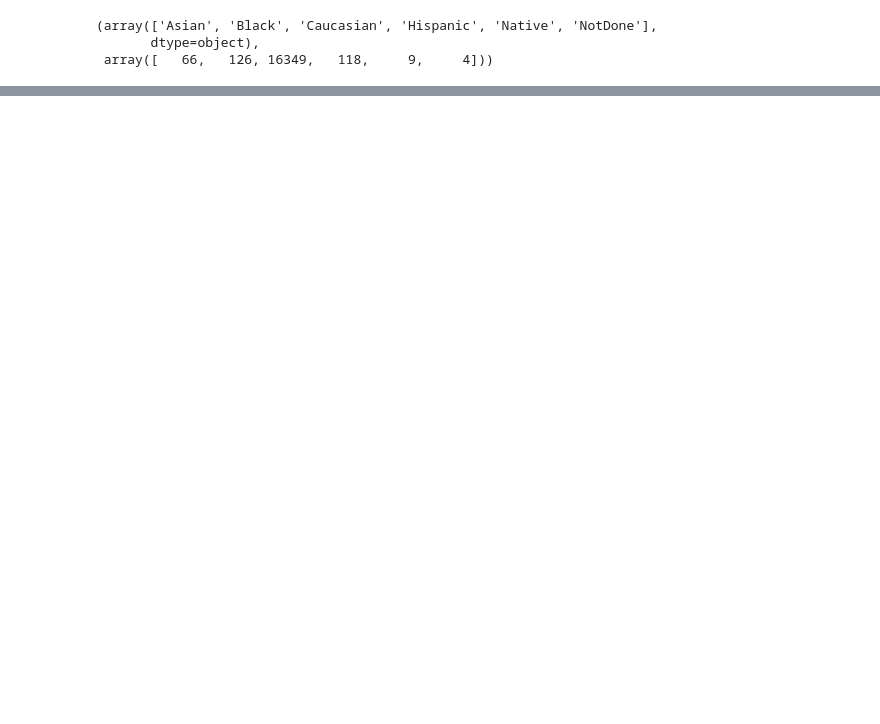
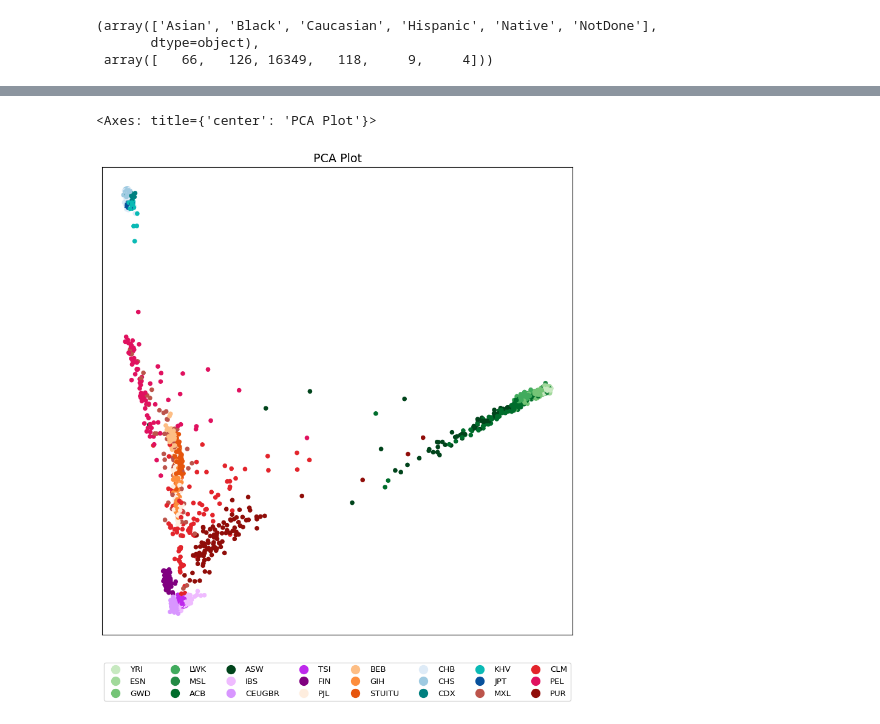
Before and after one commit to latent-reasoning-works/manylatents, a Jupyter notebook: notebooks/MHI/phate_MHI.ipynb, the cells around one changed output, grey strips where cells are left out. Drawn from its saved outputs; the diff is of its cells as text; code cells hidden in the pictures; blank space fills up the shorter version.

Commit message:
updated author list on tutorial notebook. updated phate MHI notebook

```diff
--- a/notebooks/MHI/phate_MHI.ipynb
+++ b/notebooks/MHI/phate_MHI.ipynb
@@ -46,3 +45,41 @@ np.unique(metadata_mhi['selfreported_pop'], return_counts=True)
 (array(['Asian', 'Black', 'Caucasian', 'Hispanic', 'Native', 'NotDone'],
        dtype=object),
  array([   66,   126, 16349,   118,     9,     4]))
+# %%
+## Load 1000G and fit PCA to it.
+# On Compute Canada, Cannot load from drive! Instead load a local copy
+def load_from_drive(url):
+    # Download the data
+    response = requests.get(url)
+    data = response.content
+
+    # Load into a DataFrame
+    df = pd.read_csv(BytesIO(data))
+    df.set_index('Unnamed: 0', inplace=True)
+    return df
+
+# Download data and metadata from direct download links
+#inputs = load_from_drive('https://drive.google.com/uc?export=download&id=1HjK4lGImHr1WKDaz3me8Jj7FJ72S0WzL')
+#labels = load_from_drive('https://drive.google.com/uc?export=download&id=1egE-5_MaCbTjQeJn6fbogcBjlXAsxSrg')
+#admix_ratios = load_from_drive('https://drive.google.com/uc?export=download&id=1mYHRCkToVDa2S0cQXKlHzKHDBqb75ozC')
+
+def load_from_local(fpath):
+    # Load into a DataFrame
+    df = pd.read_csv(fpath)
+    df.set_index('Unnamed: 0', inplace=True)
+    return df
+
+inputs_1K = load_from_local('../data/1000G/1000G_PCA')
+labels_1K = load_from_local('../data/1000G/1000G_labels')
+admix_ratios_1K = load_from_local('../data/1000G/1000G_admix_ratios')
+
+exp_path_1K = '/lustre06/project/6065672/sciclun4/ActiveProjects/phate_genetics/data/1000G'
+fname_1K = '1000G.2504_WGS30x.GSA17k_MHI.intersectGSA.miss10perc.maf0.05.pruned.autosomes.noHLA.phased_imputed.hdf5'
+inputs_raw_1K, _, samples_1K, snp_name_1Ks, _ = data_loader.load_data_1000G(os.path.join(exp_path_1K, fname_1K))
+# %%
+from sklearn.decomposition import PCA
+
+# Fit PCA model
+pca_1K = PCA(n_components=100)  # Number of components to keep
+pca_1K.fit(inputs_raw_1K)
+pca_input_1K = pca_1K.transform(inputs_raw_1K)
@@ -48,0 +102,9 @@ np.unique(metadata_mhi['selfreported_pop'], return_counts=True)
+# %%
+fig, ax = plt.subplots(figsize=(10, 10))
+scprep.plot.scatter2d(pca_input_1K[:, [0, 1]], s = 20, cmap = mappings.pop_pallette_1000G_fine, ax=ax,
+                      c = labels_1K['population'], xticks=False, yticks=False,
+                      legend=True, legend_loc='lower center', legend_anchor=(0.5, -0.15), legend_ncol=8,
+                      title='PCA Plot',fontsize=8)
+# %% [output]
+<Axes: title={'center': 'PCA Plot'}>
+[figure, added]
```
Also changed, not shown: parts of 7 cells of this notebook, 2 other files.
